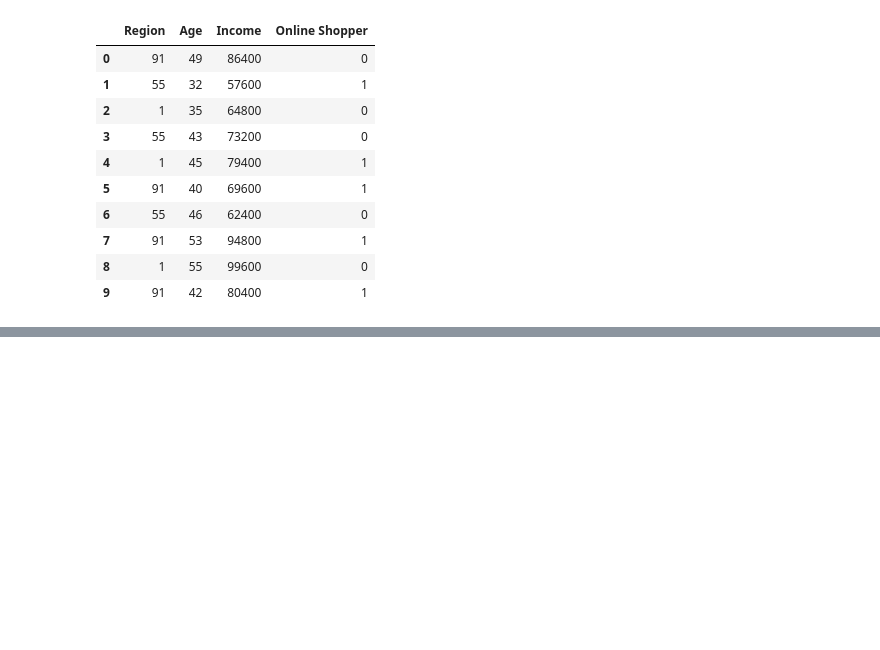
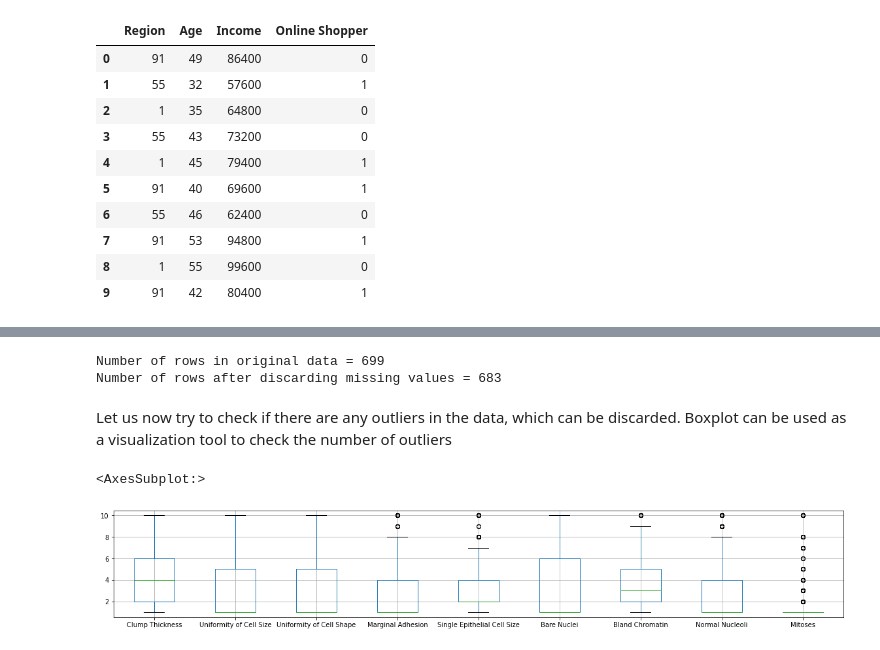
Before and after one commit to sudiptamondal1802/Data-Mining, a Jupyter notebook: Data preprocessing/Data Cleaning.ipynb, the cells around one changed output, grey strips where cells are left out. Saved outputs shown, nothing was run; the diff lists cells and outputs as text; code cells hidden in the pictures; blank space fills up the shorter version.

```diff
--- a/Data preprocessing/Data Cleaning.ipynb
+++ b/Data preprocessing/Data Cleaning.ipynb
@@ -124,0 +127,11 @@ Name: Region, dtype: int64
+# %%
+import pandas as pd
+data = pd.read_csv('https://archive.ics.uci.edu/ml/machine-learning-databases/breast-cancer-wisconsin/breast-cancer-wisconsin.data', header=None)
+data.columns = ['Sample code', 'Clump Thickness', 'Uniformity of Cell Size', 'Uniformity of Cell Shape',
+                'Marginal Adhesion', 'Single Epithelial Cell Size', 'Bare Nuclei', 'Bland Chromatin',
+                'Normal Nucleoli', 'Mitoses','Class']
+
+data = data.drop(['Sample code'],axis=1)
+print('Number of instances = %d' % (data.shape[0]))
+print('Number of attributes = %d' % (data.shape[1]))
+data #default is to show 5 rows, we can change it by using data.head(2) to show 2 rows
@@ -124,0 +154,12 @@ Name: Region, dtype: int64
+# %%
+import numpy as np
+
+#the dataset has the missing values are encoded as '?', which we will convert to not a number(NaN)
+data = data.replace('?',np.NaN)
+
+print('Number of instances = %d' % (data.shape[0]))
+print('Number of attributes = %d' % (data.shape[1]))
+
+print('Number of missing values:')
+for col in data.columns:
+    print('\t%s: %d' % (col,data[col].isna().sum()))
@@ -124,0 +207,20 @@ Name: Region, dtype: int64
+# %%
+#Another common method is to discard the data containing missing values, this might not be a good approach
+# however if dropping the data is acceptable and does not hamper any prcoessing it can be applied
+print('Number of rows in original data = %d' % (data.shape[0]))
+
+data2 = data.dropna()
+print('Number of rows after discarding missing values = %d' % (data2.shape[0]))
+# %% [output]
+Number of rows in original data = 699
+Number of rows after discarding missing values = 683
+# %% [markdown]
+Let us now try to check if there are any outliers in the data, which can be discarded. Boxplot can be used as a visualization tool to check the number of outliers
+# %%
+data2 = data.drop(['Class'],axis=1)
+#convert to numeric values
+data2['Bare Nuclei'] = pd.to_numeric(data2['Bare Nuclei'])
+data2.boxplot(figsize=(20,3)) #figsize =(width, height) in inches
+# %% [output]
+<AxesSubplot:>
+[figure, added]
```
Also changed, not shown: parts of 11 cells of this notebook.
